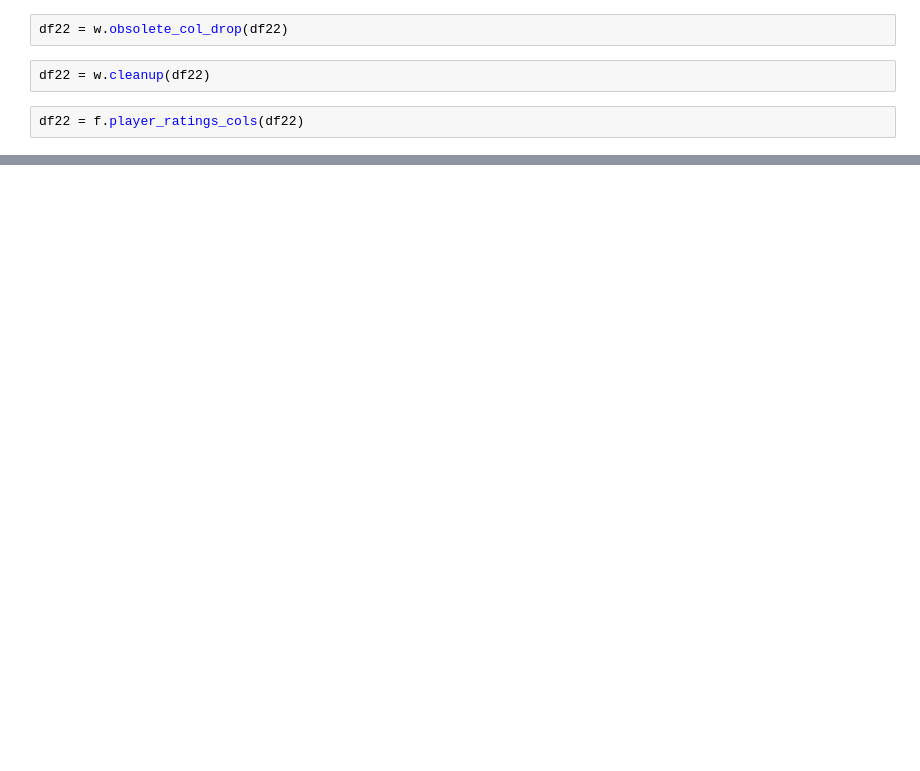
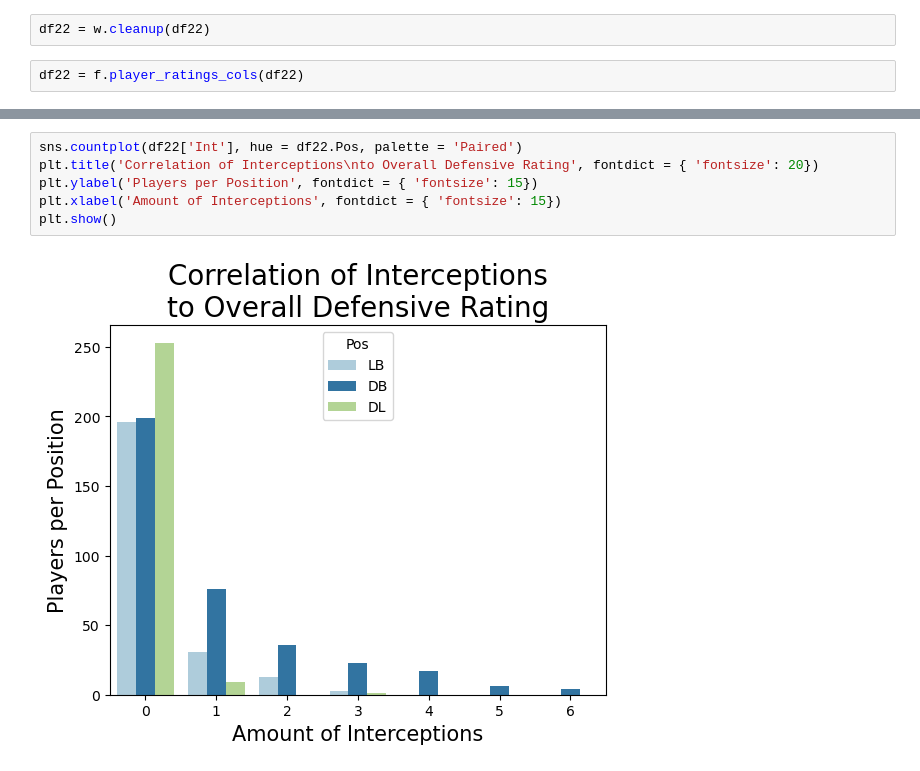
Before and after one commit to SHAWNSMITH16/individual_project, a Jupyter notebook: scratch.ipynb, the cells around one changed output, grey strips where cells are left out. Cells and saved outputs as stored; diff of their text form; blank space fills up the shorter version.

```diff
--- a/scratch.ipynb
+++ b/scratch.ipynb
@@ -183,8 +144,6 @@ df21.sort_values('ovr_rtg', ascending = False).head(5)
 df22 = w.drop(df_adv22, df_std22)
 # %%
 df22 = f.new_stat_cols(df22)
-# %%
-df22 = w.obsolete_col_drop(df22)
 # %%
 df22 = w.cleanup(df22)
 # %%
@@ -228,0 +172,8 @@ plt.show()
+# %%
+sns.countplot(df22['Int'], hue = df22.Pos, palette = 'Paired')
+plt.title('Correlation of Interceptions\nto Overall Defensive Rating', fontdict = { 'fontsize': 20})
+plt.ylabel('Players per Position', fontdict = { 'fontsize': 15})
+plt.xlabel('Amount of Interceptions', fontdict = { 'fontsize': 15})
+plt.show()
+# %% [output]
+[figure, added]
```
Also changed, not shown: parts of 63 cells of this notebook.
